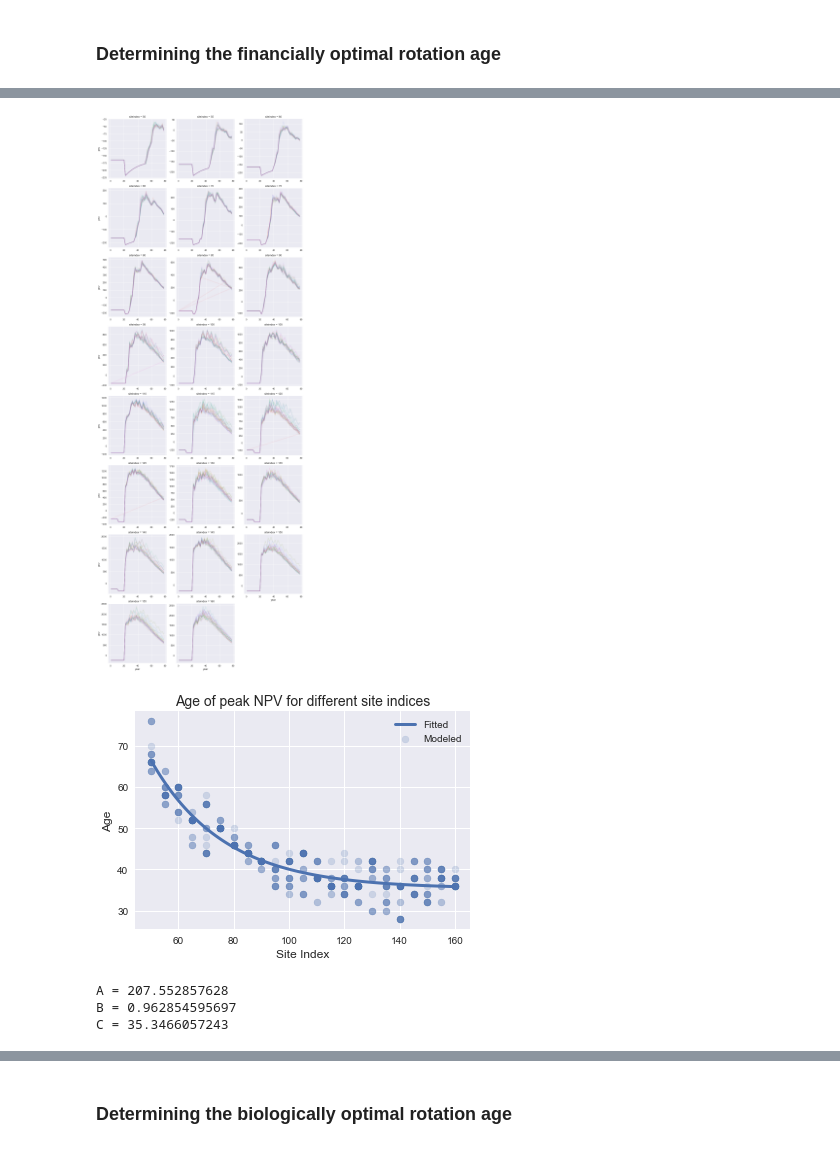
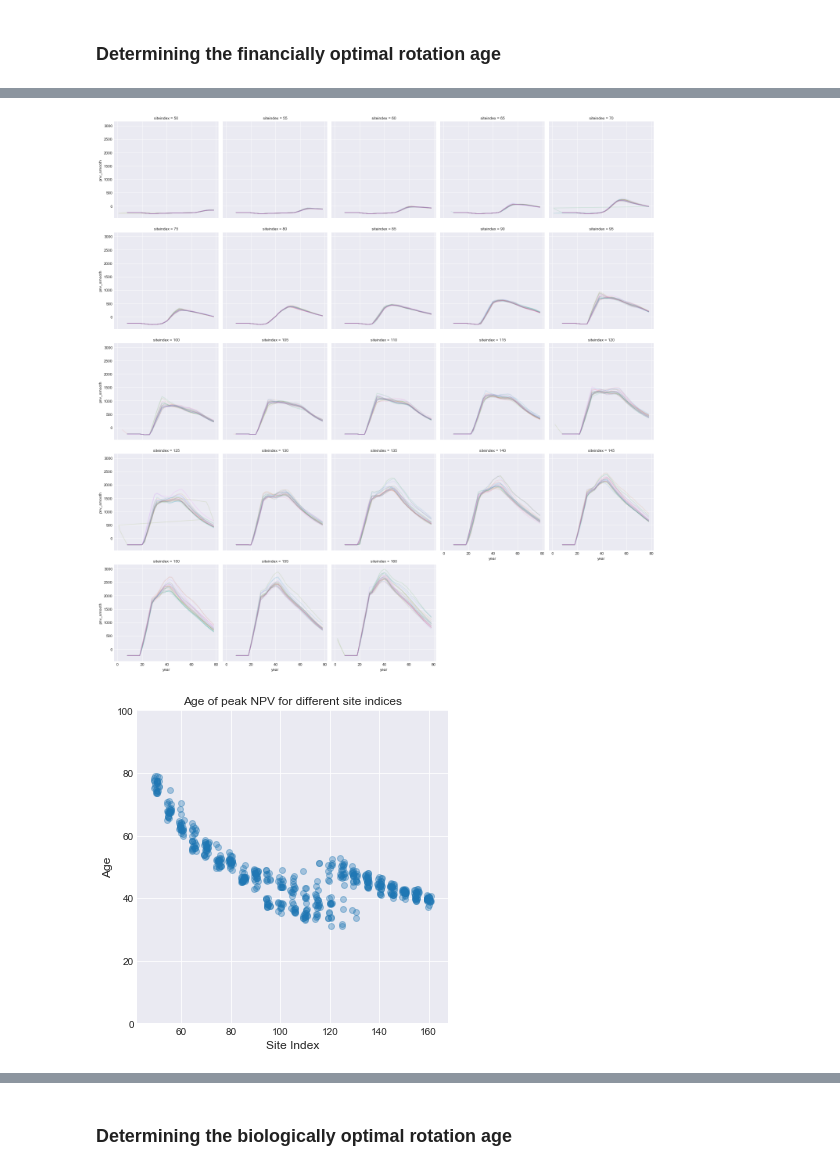
Before and after one commit to Ecotrust/FSC_Case_Studies, a Jupyter notebook: FSC Case Study Determining Rotation Length.ipynb, the cells around one changed output, grey strips where cells are left out. Saved outputs shown, nothing was run; the diff lists cells and outputs as text; code cells hidden in the pictures.

```diff
--- a/FSC Case Study Determining Rotation Length.ipynb
+++ b/FSC Case Study Determining Rotation Length.ipynb
@@ -6,3 +6,4 @@ from matplotlib import pyplot as plt
 import seaborn as sns
 # %%
 %matplotlib inline
+sns.set_style('darkgrid')
@@ -21,3 +20,8 @@ short = pd.read_sql(SQL, conn)
 
 # close the database connection
 conn.close()
+# %%
+short['siteclass'] = pd.cut(short.siteindex, bins=[0,75,95,115,135,161],
+                           labels=[5, 4, 3, 2, 1], right=False).astype('int')
+pnv_smooth = short.groupby('caseid').rolling(window=5, on='year').mean().reset_index(drop=True)[['caseid', 'year', 'pnv']]
+short = short.merge(pnv_smooth, how='left', on=['caseid', 'year'], suffixes=('','_smooth'))
@@ -24,5 +38,5 @@ conn.close()
 # %%
-g = sns.FacetGrid(data=short, col='siteindex', hue='caseid', col_wrap=3, size=4, sharey=False, sharex=False)
-g = g.map(plt.plot, 'year', 'pnv', alpha=0.15)
+g = sns.FacetGrid(data=short, col='siteindex', hue='caseid', col_wrap=5, size=4, sharey=True, sharex=True)
+g = g.map(plt.plot, 'year', 'pnv_smooth', alpha=0.15)
 # %% [output]
-[figure, old version]
+[figure, new version]
@@ -32,23 +43,13 @@ def exponential(x, A, B, C):
 # %%
-maxes = short[['year', 'siteindex']].iloc[short.groupby(['caseid', 'siteindex'])['pnv'].idxmax()]
-stats = maxes.groupby('siteindex').agg(['median', 'mean', 'std'])
-plt.scatter(x=maxes.siteindex, y=maxes.year, alpha=0.2, label='Modeled')
+# FOR ALL SITE INDICES
+maxes = short[['year', 'siteindex']].iloc[short.groupby(['caseid', 'siteindex'])['pnv_smooth'].idxmax()]
 
-# fit an exponential curve to observed NPV max years
-popt, pcov = curve_fit(exponential, maxes.siteindex, maxes.year)
-xs = np.linspace(50, 160, 100)
-plt.plot(xs, exponential(xs, popt[0], popt[1], popt[2]), lw=3, label='Fitted')
+g = sns.lmplot(x="siteindex", y="year", data=maxes, fit_reg=False,
+               x_jitter=1, y_jitter=1, scatter_kws={'alpha':0.35})
 
-plt.title('Age of peak NPV for different site indices', fontsize=14)
+plt.ylim(0,100)
+plt.title('Age of peak NPV for different site indices')
 plt.xlabel("Site Index", fontsize=12)
-plt.ylabel("Age", fontsize=12)
-plt.legend();
+plt.ylabel("Age", fontsize=12);
 # %% [output]
-[figure, old version]
+[figure, new version]
-# %%
-for var, coef in zip(['A', 'B', 'C'], popt):
-    print(var, '=', coef) # coefficients for Exponential Equation
-# %% [output]
-A = 207.552857628
-B = 0.962854595697
-C = 35.3466057243
```
Also changed, not shown: parts of 15 cells of this notebook.
